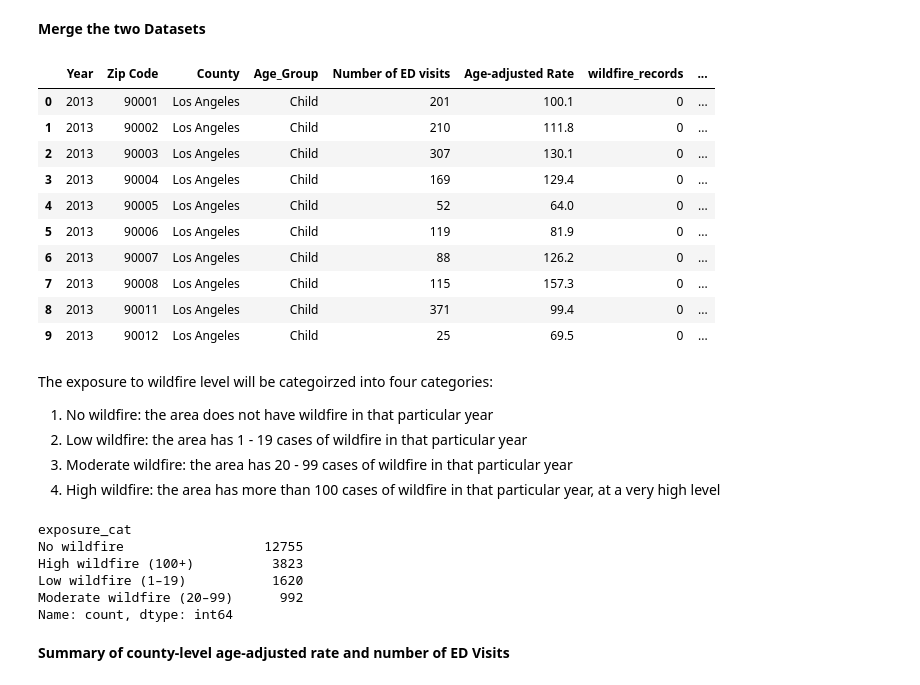
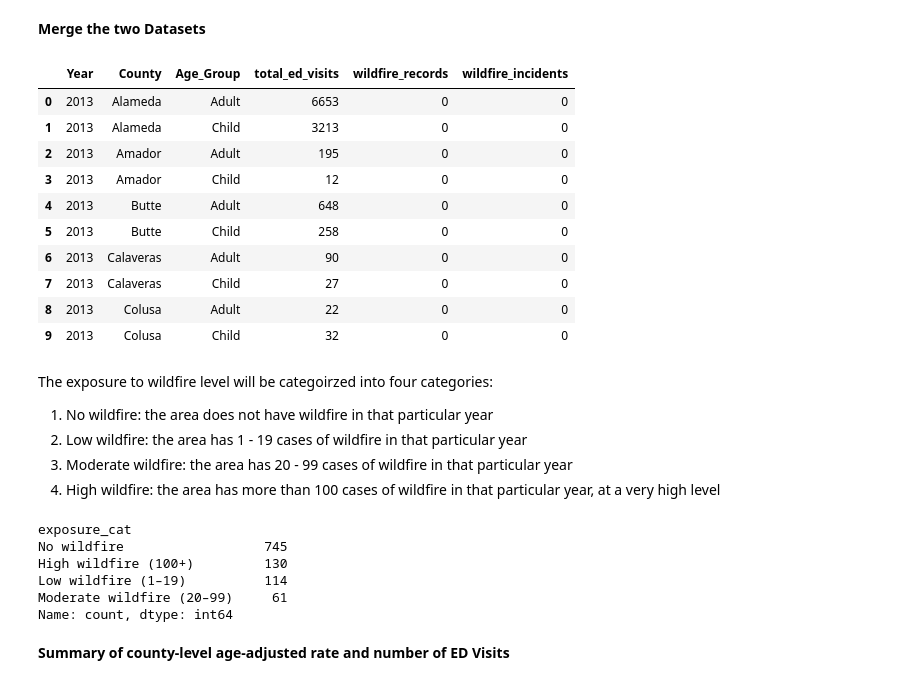
Before and after one commit to aileeny825/aileeny825.github.io, a Jupyter notebook: project3.ipynb, the cells around one changed output. Cells and saved outputs as stored; diff of their text form; code cells hidden in the pictures.

```diff
--- a/project3.ipynb
+++ b/project3.ipynb
@@ -61,23 +66,22 @@ memory usage: 899.7+ KB
 # Rename Columns
 asthma = asthma.rename(columns={'Zip_Code':'Zip Code'})
 asthma = asthma.rename(columns={'Age_Adjusted_Rate_of_Asthma_ED_V': 'Age-adjusted Rate'})
-asthma = asthma.rename(columns={'Number_of_Asthma_ED_Visits': 'Number of ED visits'})
+asthma = asthma.rename(columns={'Number_of_Asthma_ED_Visits': 'total_ed_visits'})
 # %%
 asthma["County"] = asthma["County"].astype(str).str.strip()
 asthma = asthma.dropna(subset=["Year", "County", "Age_Group", "Age-adjusted Rate"]).copy()
 # %% [markdown]
 I then aggregated them by age group, (child and adult), which will be used later for comparison later.
 # %%
-# Aggregate ED visits for each county by age
-asthma_by_age = (
+# Aggregate ED visits for each county
+asthma_county = (
     asthma
     .groupby(["Year", "County", "Age_Group"])
     .agg(
-        total_ed_visits   = ("Number of ED visits", "sum"),
-        mean_age_adj_rate = ("Age-adjusted Rate", "mean"),
+        total_ed_visits=("total_ed_visits", "sum")
     )
     .reset_index()
 )
 
-asthma_by_age.head()
+asthma_county.head()
 # %% [output]
@@ -170,28 +174,28 @@ wildfire.head()
 # %% [markdown]
 **Merge the two Datasets**
 # %%
-merged = asthma.merge(
+merged = asthma_county.merge(
     wildfire,
     how="left",
     on=["Year", "County"]
 )
 
 # If there are no wildfire incidents, replace the value by 0
 merged["wildfire_records"] = merged["wildfire_records"].fillna(0).astype(int)
 merged["wildfire_incidents"] = merged["wildfire_incidents"].fillna(0).astype(int)
 merged.head(10)
 # %% [output]
-|  | Year | Zip Code | County | Age_Group | Number of ED visits | Age-adjusted Rate | wildfire_records | ... |
-| 0 | 2013 | 90001 | Los Angeles | Child | 201 | 100.1 | 0 | ... |
-| 1 | 2013 | 90002 | Los Angeles | Child | 210 | 111.8 | 0 | ... |
-| 2 | 2013 | 90003 | Los Angeles | Child | 307 | 130.1 | 0 | ... |
-| 3 | 2013 | 90004 | Los Angeles | Child | 169 | 129.4 | 0 | ... |
-| 4 | 2013 | 90005 | Los Angeles | Child | 52 | 64.0 | 0 | ... |
-| 5 | 2013 | 90006 | Los Angeles | Child | 119 | 81.9 | 0 | ... |
-| 6 | 2013 | 90007 | Los Angeles | Child | 88 | 126.2 | 0 | ... |
-| 7 | 2013 | 90008 | Los Angeles | Child | 115 | 157.3 | 0 | ... |
-| 8 | 2013 | 90011 | Los Angeles | Child | 371 | 99.4 | 0 | ... |
-| 9 | 2013 | 90012 | Los Angeles | Child | 25 | 69.5 | 0 | ... |
+|  | Year | County | Age_Group | total_ed_visits | wildfire_records | wildfire_incidents |
+| 0 | 2013 | Alameda | Adult | 6653 | 0 | 0 |
+| 1 | 2013 | Alameda | Child | 3213 | 0 | 0 |
+| 2 | 2013 | Amador | Adult | 195 | 0 | 0 |
+| 3 | 2013 | Amador | Child | 12 | 0 | 0 |
+| 4 | 2013 | Butte | Adult | 648 | 0 | 0 |
+| 5 | 2013 | Butte | Child | 258 | 0 | 0 |
+| 6 | 2013 | Calaveras | Adult | 90 | 0 | 0 |
+| 7 | 2013 | Calaveras | Child | 27 | 0 | 0 |
+| 8 | 2013 | Colusa | Adult | 22 | 0 | 0 |
+| 9 | 2013 | Colusa | Child | 32 | 0 | 0 |
 # %% [markdown]
 The exposure to wildfire level will be categoirzed into four categories:
 1. No wildfire: the area does not have wildfire in that particular year
@@ -214,10 +218,10 @@ merged["exposure_cat"] = merged["wildfire_records"].apply(exposure_category)
 merged["exposure_cat"].value_counts()
 # %% [output]
 exposure_cat
-No wildfire                  12755
-High wildfire (100+)          3823
-Low wildfire (1–19)           1620
-Moderate wildfire (20–99)      992
+No wildfire                  745
+High wildfire (100+)         130
+Low wildfire (1–19)          114
+Moderate wildfire (20–99)     61
 Name: count, dtype: int64
 # %% [markdown]
 **Summary of county-level age-adjusted rate and number of ED Visits**
```
Also changed, not shown: parts of 10 cells of this notebook.
